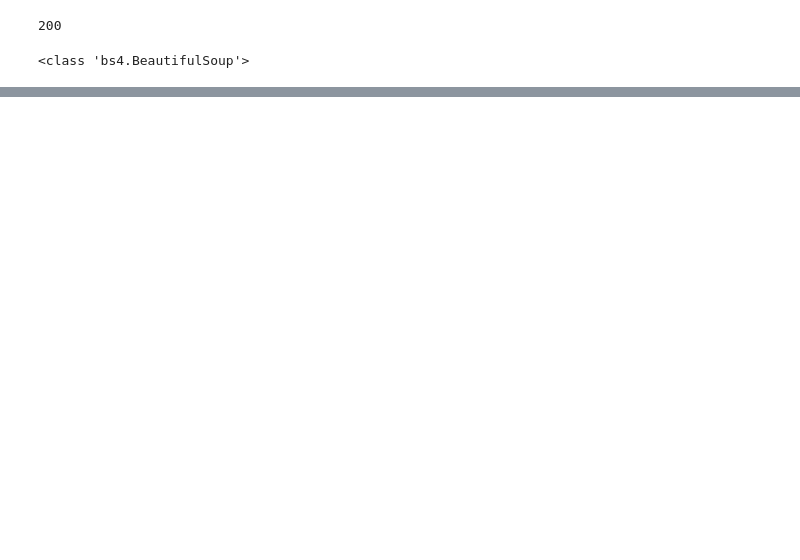
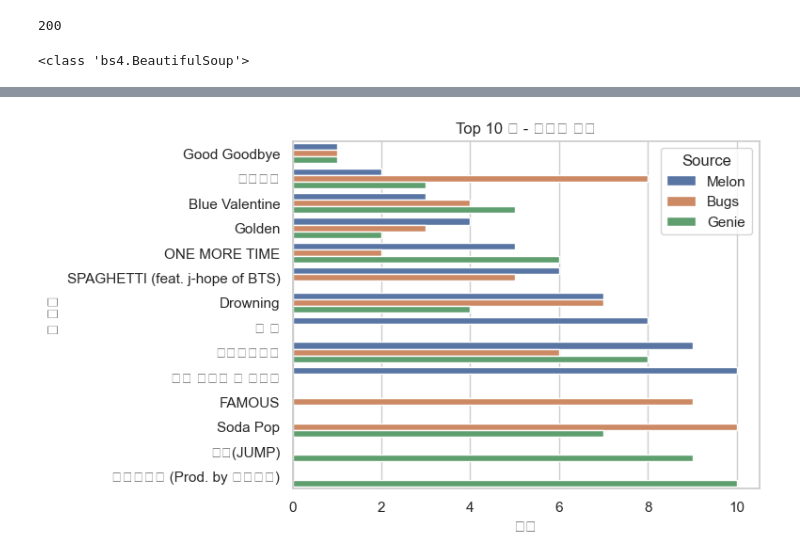
Before and after one commit to jeonggga/SESAC3_Study, a Jupyter notebook: 251205_music_chart.ipynb, the cells around one changed output, grey strips where cells are left out. Cells and saved outputs as stored; diff of their text form; code cells hidden in the pictures; blank space fills up the shorter version.

```diff
--- a/251205_music_chart.ipynb
+++ b/251205_music_chart.ipynb
@@ -169,0 +666,22 @@ df_reset
+# %%
+# 상위 10위 곡만 선택
+# concat_df에서 '순위' 컬럼이 10 이하인 데이터만 추출
+top_10_songs = concat_df[concat_df['순위'] <= 10]
+
+# 시각화 스타일 설정
+sns.set(style="whitegrid")  # 깔끔한 배경 스타일
+
+# Source별로 색상을 다르게 해서 막대그래프 생성
+# x='순위' → x축: 순위
+# y='Title' → y축: 곡 제목
+# hue='Source' → Source별로 색상 구분
+sns.barplot(data=top_10_songs, x='순위', y='Title', hue='Source')
+
+# 그래프 레이블 및 제목 추가
+plt.xlabel('순위')                # x축 레이블
+plt.ylabel('곡 제목')             # y축 레이블
+plt.title('Top 10 곡 - 차트별 비교')  # 그래프 제목
+
+plt.show()
+# %% [output]
+[figure, added]
```
Also changed, not shown: parts of 28 cells of this notebook, 3 other files.
